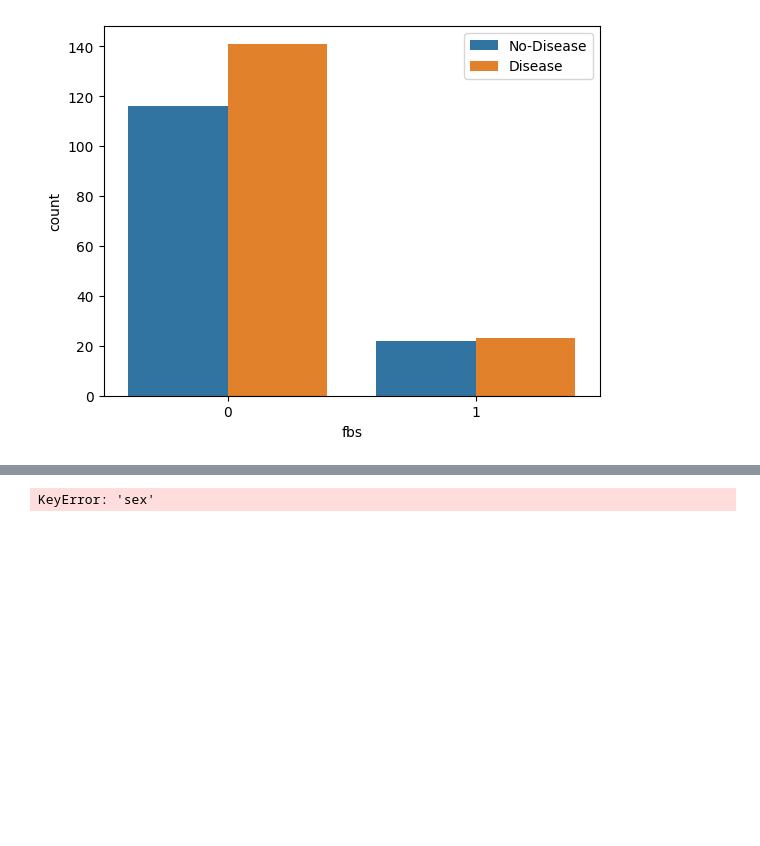
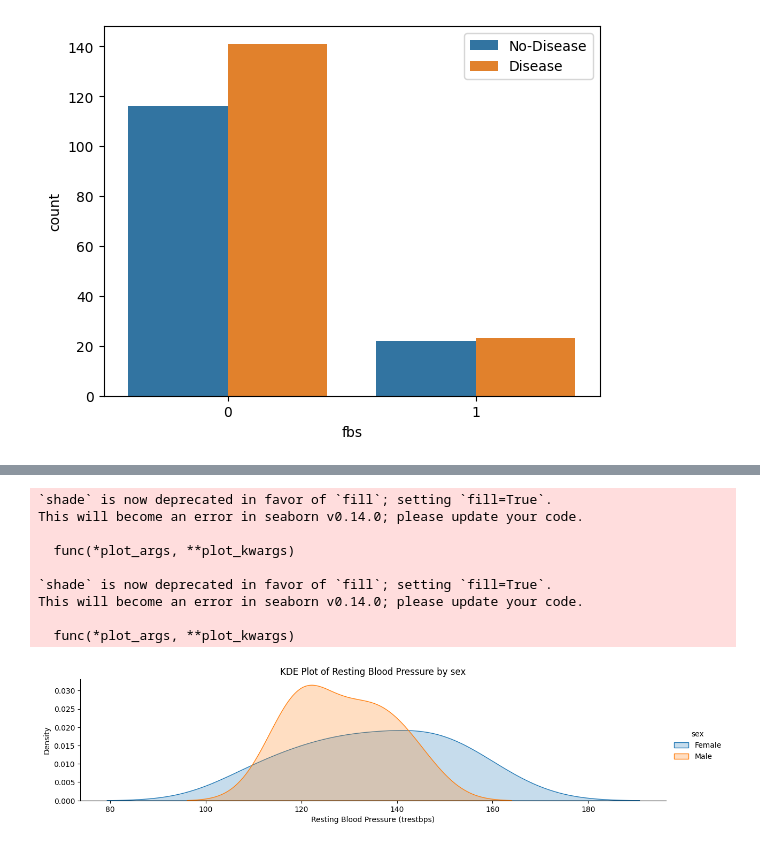
Before and after one commit to GovarthiniGS/week3_project, a Jupyter notebook: notebooks/Data_analysis.ipynb, the cells around one changed output, grey strips where cells are left out. Saved outputs shown, nothing was run; the diff lists cells and outputs as text; code cells hidden in the pictures; blank space fills up the shorter version.

```diff
--- a/notebooks/Data_analysis.ipynb
+++ b/notebooks/Data_analysis.ipynb
@@ -251,20 +256,36 @@ plt.show()
 # %%
 # Compare resting blood pressure as per sex column
-# Create a FacetGrid with hue based on the 'sex' column
-g = sns.FacetGrid(data, hue="sex", height=6, aspect=2)
+
+data = pd.DataFrame({
+    'trestbps': [120, 130, 140, 150, 120, 130, 110, 115, 160, 125, 135, 145, 150, 120, 115, 130, 125, 140, 135, 145],
+    'sex': [1, 0, 1, 0, 1, 1, 0, 1, 0, 0, 1, 1, 0, 1, 0, 0, 1, 0, 1, 0]
+            })              # 1 for male, 0 for female
+
+ # Create a FacetGrid with hue based on the 'sex' column
+
+g = sns.FacetGrid (data, hue="sex", aspect=4)
 
 # Map a KDE plot for 'trestbps' with shading
 g.map(sns.kdeplot, 'trestbps', shade=True)
 
-# Add a legend
-g.add_legend(title='Sex', labels=['Female', 'Male'])
+# Add a legend with the correct labels
+g.add_legend(title='sex', labels=['Female', 'Male'])
 
 # Set the labels and title
 plt.xlabel('Resting Blood Pressure (trestbps)')
 plt.ylabel('Density')
-plt.title('KDE Plot of Resting Blood Pressure by Sex')
+plt.title('KDE Plot of Resting Blood Pressure by sex')
 
 # Display the plot
 plt.show()
 # %% [output]
-KeyError: 'sex'
+`shade` is now deprecated in favor of `fill`; setting `fill=True`.
+This will become an error in seaborn v0.14.0; please update your code.
+
+  func(*plot_args, **plot_kwargs)
+
+`shade` is now deprecated in favor of `fill`; setting `fill=True`.
+This will become an error in seaborn v0.14.0; please update your code.
+
+  func(*plot_args, **plot_kwargs)
+[figure, added]
```
Also changed, not shown: parts of 2 cells of this notebook.
